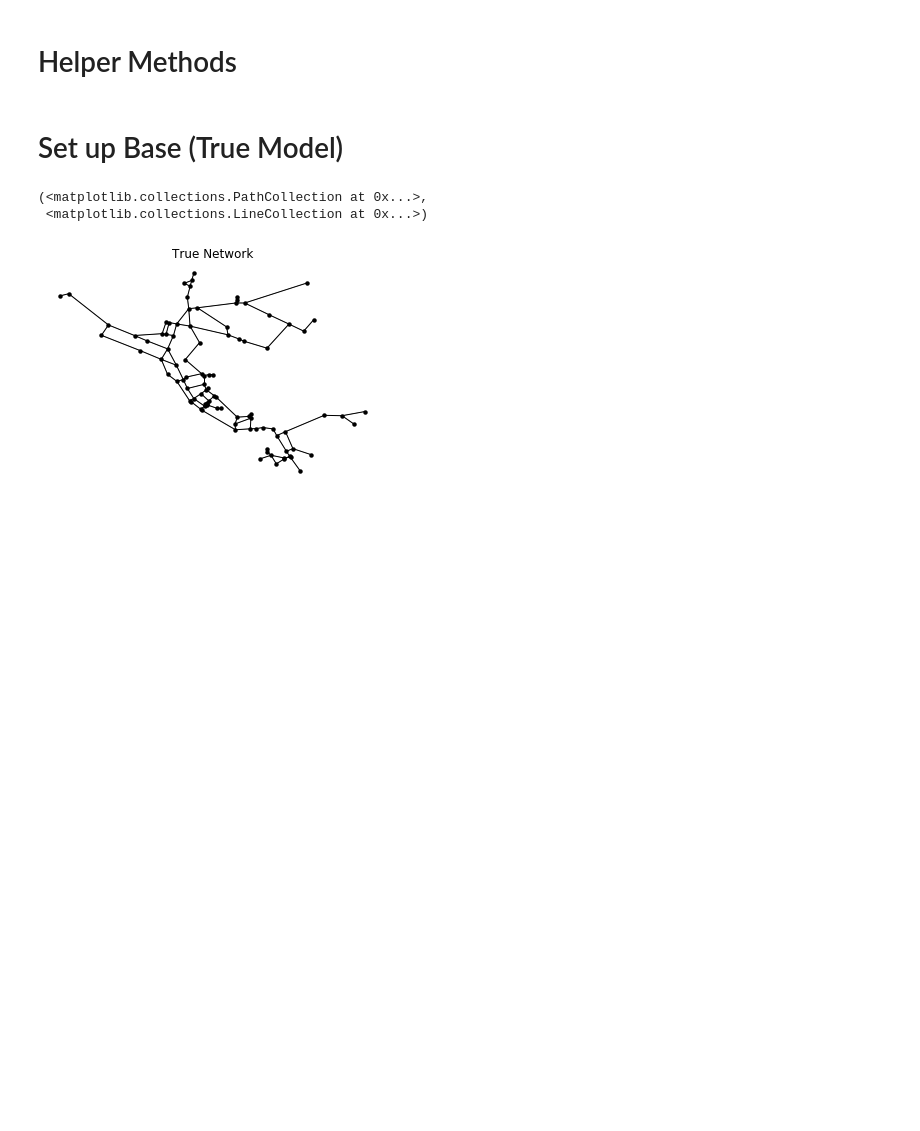
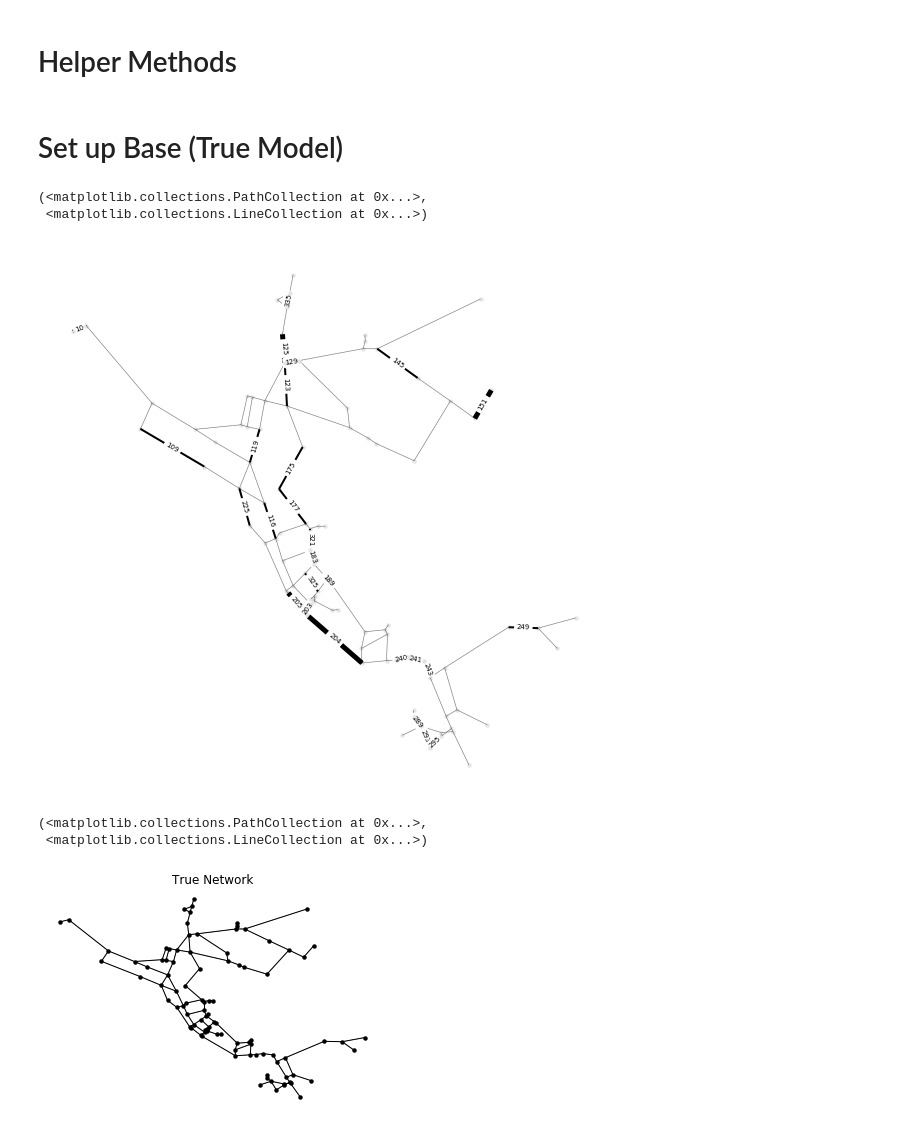
Before and after one commit to noahgarfinkle/ModelCalibration, a Jupyter notebook: WaterModelCalibration.ipynb, the cells around one changed output. Cells and saved outputs as stored; diff of their text form; code cells hidden in the pictures; blank space fills up the shorter version.

Commit message:
trying to merge graphs

```diff
--- a/WaterModelCalibration.ipynb
+++ b/WaterModelCalibration.ipynb
@@ -198,3 +198,7 @@ class Calibrator():
         return ax
 # %% [markdown]
 # Set up Base (True Model)
+# %%
+baseNetwork = wntr.network.WaterNetworkModel(inp_file)
+calibratorNetwork = wntr.network.WaterNetworkModel(inp_file)
+sensorNetwork = wntr.network.WaterNetworkModel(inp_file)
@@ -201,3 +230,12 @@ class Calibrator():
+# %%
+fig,ax = plt.subplots(figsize=(10,10))
+wntr.graphics.plot_network(baseNetwork,link_alpha=0.1,node_alpha=0.1,ax=ax)
+wntr.graphics.plot_network(calibratorNetwork,ax=ax,node_alpha=0.0,link_labels=True,link_width=5)
+wntr.graphics.plot_network(sensorNetwork,ax=ax,node_alpha=0.0,link_labels=True,link_width=2)
+# %% [output]
+(<matplotlib.collections.PathCollection at 0x...>,
+ <matplotlib.collections.LineCollection at 0x...>)
+[figure, added]
 # %%
 # Create a water network model
 inp_file = 'networks/Net3.inp'
```
Also changed, not shown: parts of 12 cells of this notebook, 3 other files.
